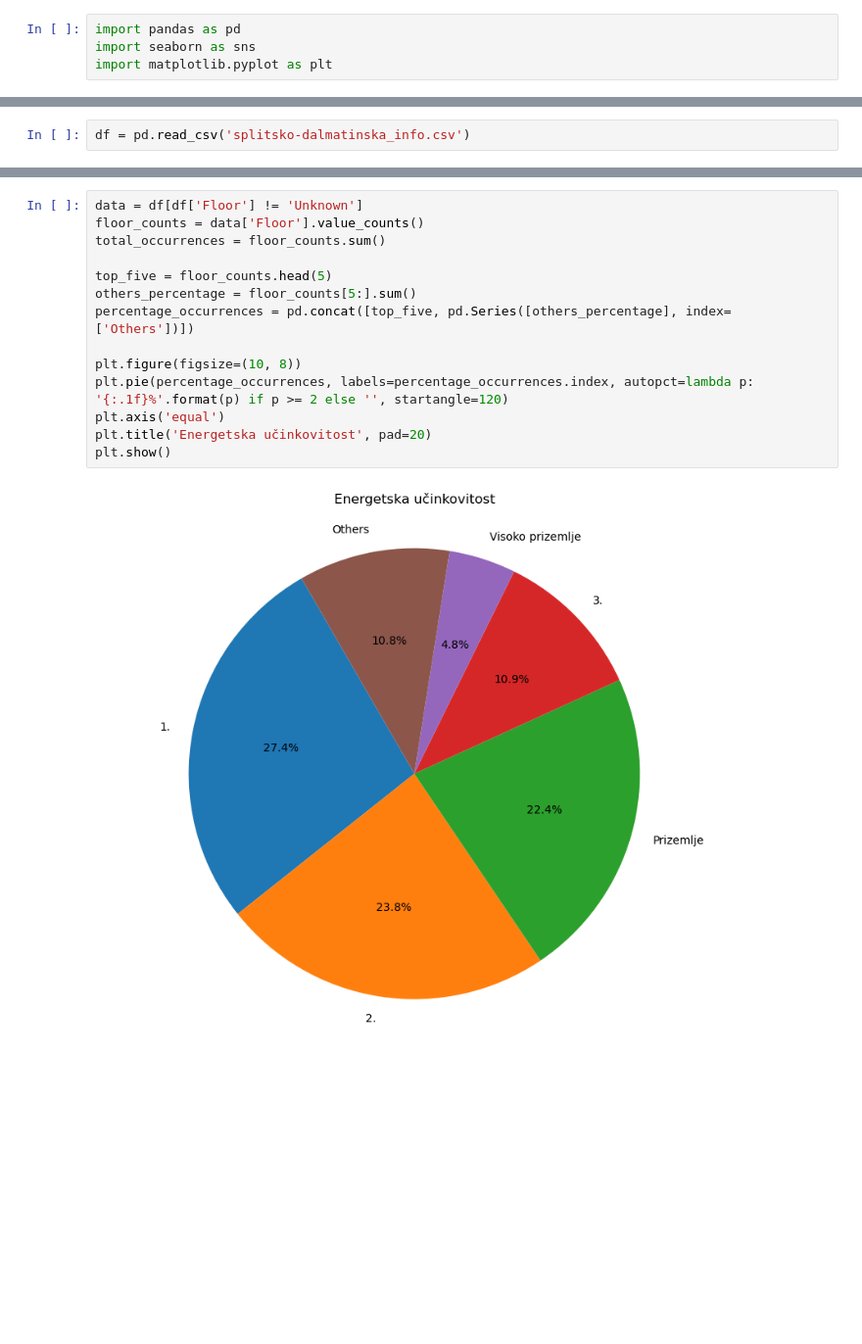
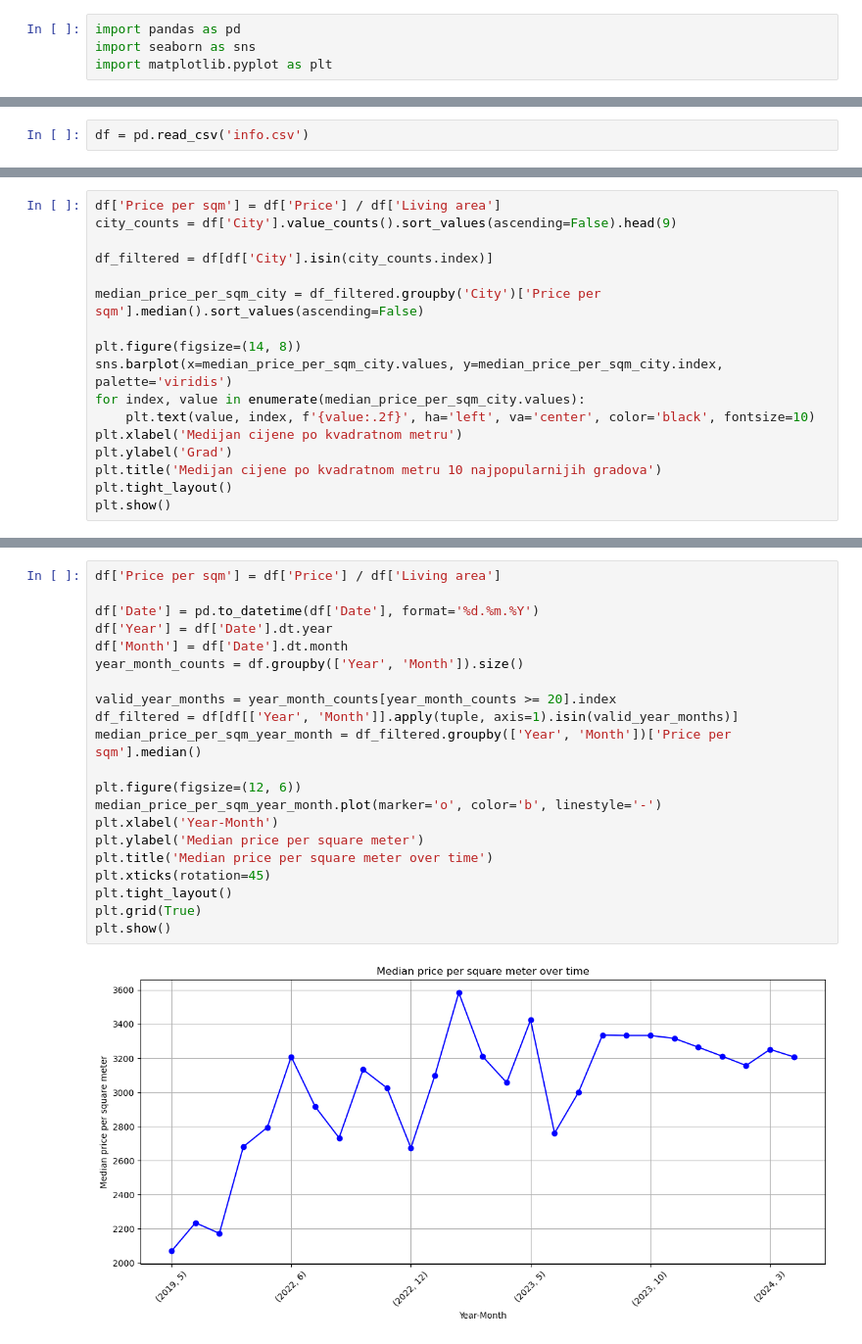
Before and after one commit to ikojun00/njuskalo-web-scraper, a Jupyter notebook: proba.ipynb, the cells around one changed output, grey strips where cells are left out. Shown: that part at 98% size. Drawn from its saved outputs; the diff is of its cells as text; blank space fills up the shorter version.

```diff
--- a/proba.ipynb
+++ b/proba.ipynb
@@ -11,2 +7,2 @@ import matplotlib.pyplot as plt
 # %%
-df = pd.read_csv('splitsko-dalmatinska_info.csv')
+df = pd.read_csv('info.csv')
@@ -56,0 +57,17 @@ plt.show()
+# %%
+df['Price per sqm'] = df['Price'] / df['Living area']
+city_counts = df['City'].value_counts().sort_values(ascending=False).head(9)
+
+df_filtered = df[df['City'].isin(city_counts.index)]
+
+median_price_per_sqm_city = df_filtered.groupby('City')['Price per sqm'].median().sort_values(ascending=False)
+
+plt.figure(figsize=(14, 8))
+sns.barplot(x=median_price_per_sqm_city.values, y=median_price_per_sqm_city.index, palette='viridis')
+for index, value in enumerate(median_price_per_sqm_city.values):
+    plt.text(value, index, f'{value:.2f}', ha='left', va='center', color='black', fontsize=10)
+plt.xlabel('Medijan cijene po kvadratnom metru')
+plt.ylabel('Grad')
+plt.title('Medijan cijene po kvadratnom metru 10 najpopularnijih gradova')
+plt.tight_layout()
+plt.show()
@@ -59,17 +107,24 @@ plt.show()
 # %%
-data = df[df['Floor'] != 'Unknown']
-floor_counts = data['Floor'].value_counts()
-total_occurrences = floor_counts.sum()
+df['Price per sqm'] = df['Price'] / df['Living area']
 
-top_five = floor_counts.head(5)
-others_percentage = floor_counts[5:].sum()
-percentage_occurrences = pd.concat([top_five, pd.Series([others_percentage], index=['Others'])])
+df['Date'] = pd.to_datetime(df['Date'], format='%d.%m.%Y')
+df['Year'] = df['Date'].dt.year
+df['Month'] = df['Date'].dt.month
+year_month_counts = df.groupby(['Year', 'Month']).size()
 
-plt.figure(figsize=(10, 8))
-plt.pie(percentage_occurrences, labels=percentage_occurrences.index, autopct=lambda p: '{:.1f}%'.format(p) if p >= 2 else '', startangle=120)
-plt.axis('equal')
-plt.title('Energetska učinkovitost', pad=20)
+valid_year_months = year_month_counts[year_month_counts >= 20].index
+df_filtered = df[df[['Year', 'Month']].apply(tuple, axis=1).isin(valid_year_months)]
+median_price_per_sqm_year_month = df_filtered.groupby(['Year', 'Month'])['Price per sqm'].median()
+
+plt.figure(figsize=(12, 6))
+median_price_per_sqm_year_month.plot(marker='o', color='b', linestyle='-')
+plt.xlabel('Year-Month')
+plt.ylabel('Median price per square meter')
+plt.title('Median price per square meter over time')
+plt.xticks(rotation=45)
+plt.tight_layout()
+plt.grid(True)
 plt.show()
 # %% [output]
-[figure, old version]
+[figure, new version]
 # %% [markdown]
```
Also changed, not shown: parts of 26 cells of this notebook.
